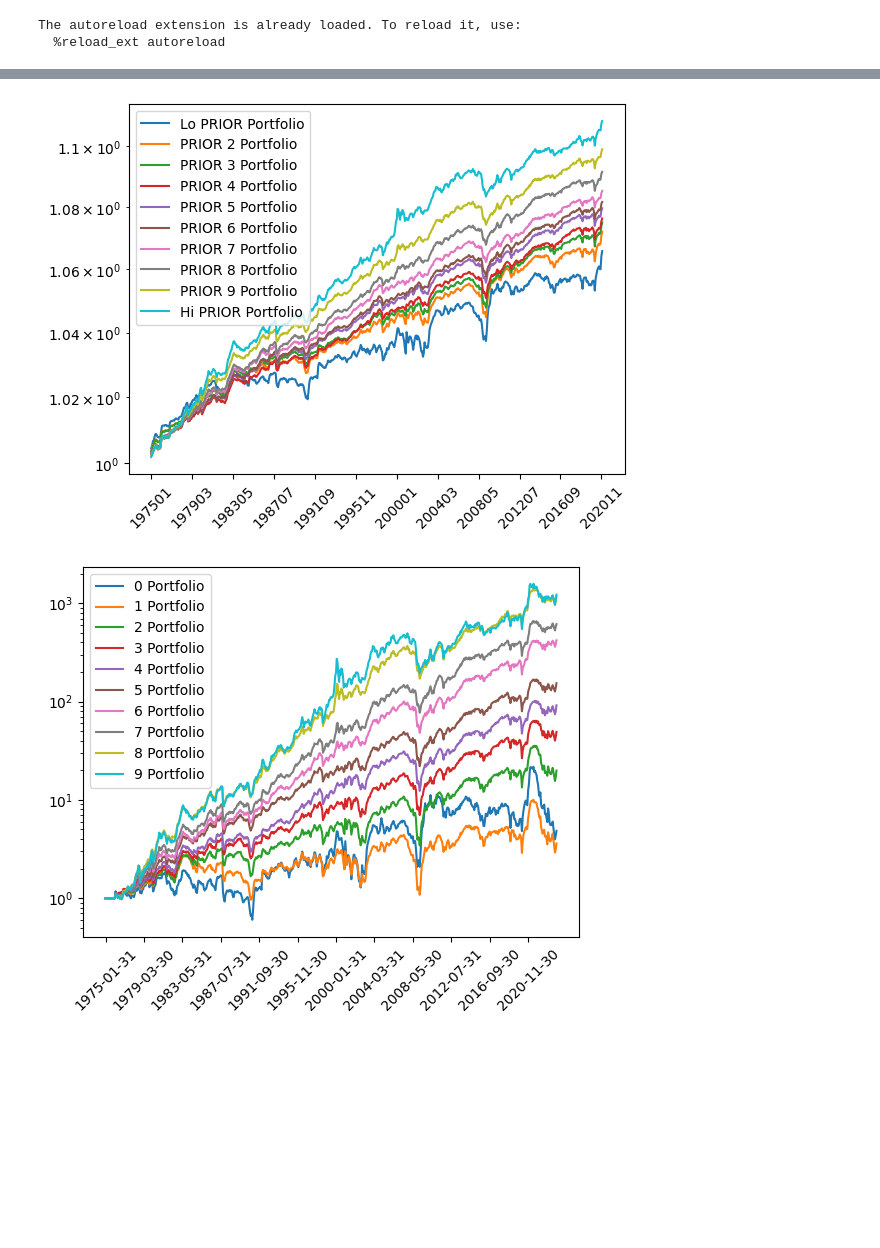
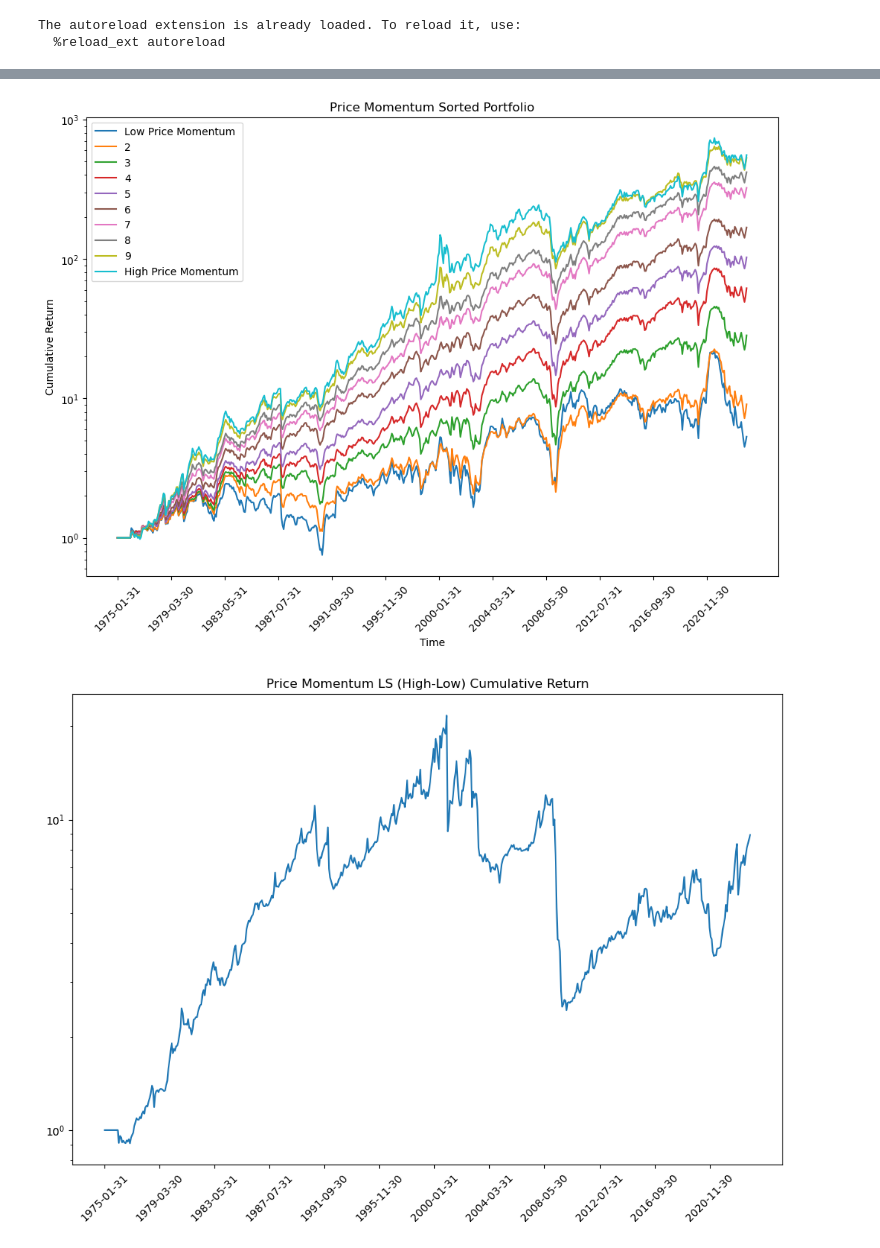
Before and after one commit to Castoria21/Capstone, a Jupyter notebook: code/demo.ipynb, the cells around one changed output, grey strips where cells are left out. Saved outputs shown, nothing was run; the diff lists cells and outputs as text; code cells hidden in the pictures; blank space fills up the shorter version.

```diff
--- a/code/demo.ipynb
+++ b/code/demo.ipynb
@@ -48,10 +39,0 @@ comp_funda_og['date'] = pd.to_datetime(comp_funda_og.date)
-# %%
-# Portfolio
-dfs['pm_pct'] = get_pm_pct_df(comp_funda_og, dfs['ret'])
-feature = 'pm_pct'
-pm_portfolio = get_sorted_portfolio(
-    dfs['ret'], get_sorted_index(
-        dfs[feature] * dfs['idx_vol_threshold'],
-        quantiles=np.array([0.3, 0.7])
-        )
-)
@@ -61,10 +39,0 @@ pm_portfolio = get_sorted_portfolio(
-# %%
-# Portfolio
-dfs['eps_pct'] = get_eps_pct_df(comp_funda_og, dfs['ret'], )
-feature = 'eps_pct'
-pm_portfolio = get_sorted_portfolio(
-    dfs['ret'], get_sorted_index(
-        dfs[feature] * dfs['idx_vol_threshold'],
-        quantiles=np.array([0.3, 0.7])
-        )
-)
@@ -74,6 +40,2 @@ pm_portfolio = get_sorted_portfolio(
-# %%
-crsp['me'] = crsp.eval("prc * shrout")
-# %%
-dfs['size'] = date_cusip_pivot(crsp, "me")
 # %%
 df_size = get_size_df(crsp)
@@ -128,21 +87,17 @@ ff_mom = process_ff(ff_mom)
-# %%
-plot_group_cum(ff_mom)
-# %% [output]
-[figure, removed]
 # %%
 df_mom = get_momentum(dfs['ret'])
 # %%
-# selected_idx = get_certain_month_idx(df_mom, month=6)
-# df_mom[~selected_idx] = np.nan
+price_momentum = df_mom.copy(deep=True)
+price_momentum[~idx_Q] = np.nan
 mom_portfolio = get_sorted_portfolio(
     dfs['ret'], get_sorted_index(
-        df_mom * get_volume_threshold(date_cusip_pivot(crsp, "vol"), 0.20),
-        holding_period=1
+        df_mom * get_volume_threshold(date_cusip_pivot(crsp, "vol"), 0.2),
+        holding_period=3
         #quantiles=np.array([0.2, 0.4, 0.6, 0.8])
         )
 )
-temp_mom = mom_portfolio[
-    (mom_portfolio.index >= datetime(1975, 1, 1)) & (mom_portfolio.index <= datetime(2020, 12, 31))
-]
+plot_group_cum(mom_portfolio, "Price Momentum")
+plot_solo_cum(ls(mom_portfolio, -1, 0), "Price Momentum LS (High-Low) Cumulative Return")
 # %% [output]
-[figure, old version]
+[figure, new version]
+[figure, added]
```
Also changed, not shown: parts of 32 cells of this notebook, 5 other files.
